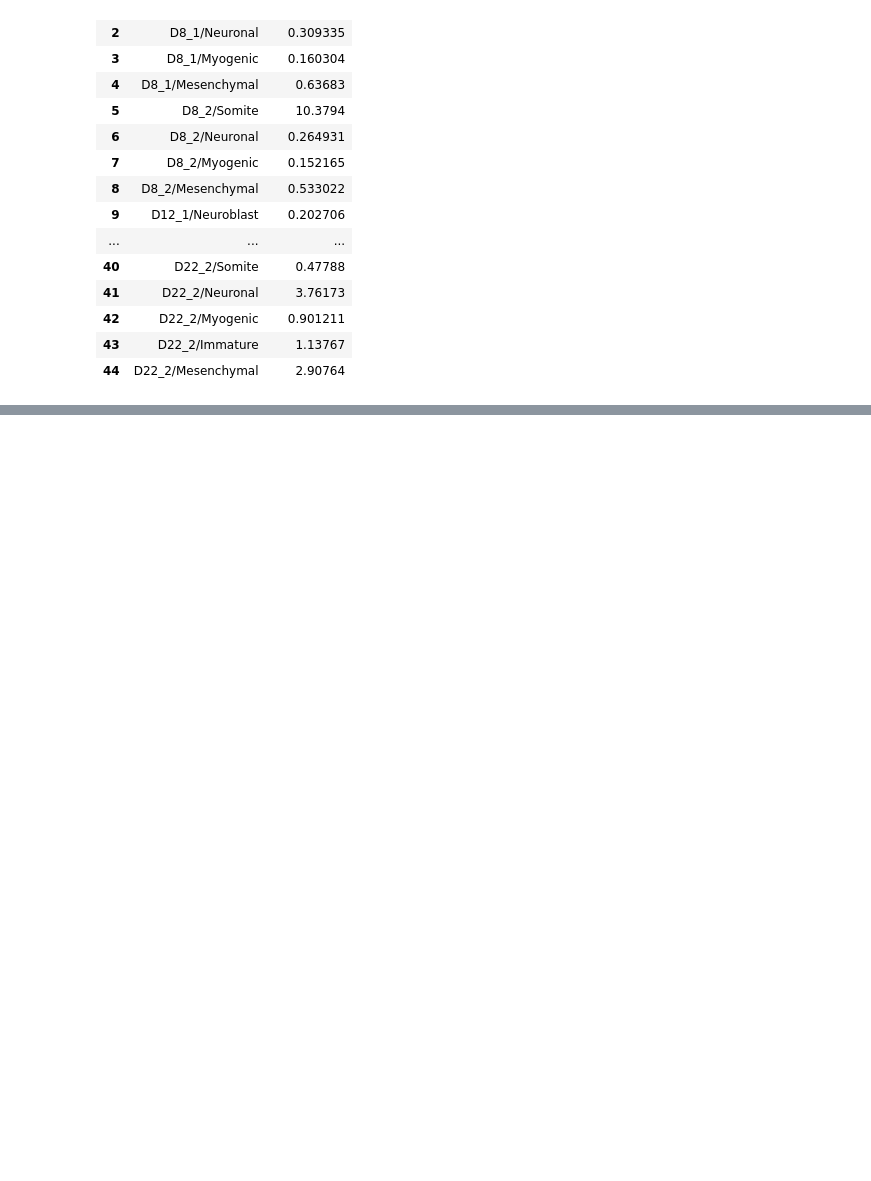
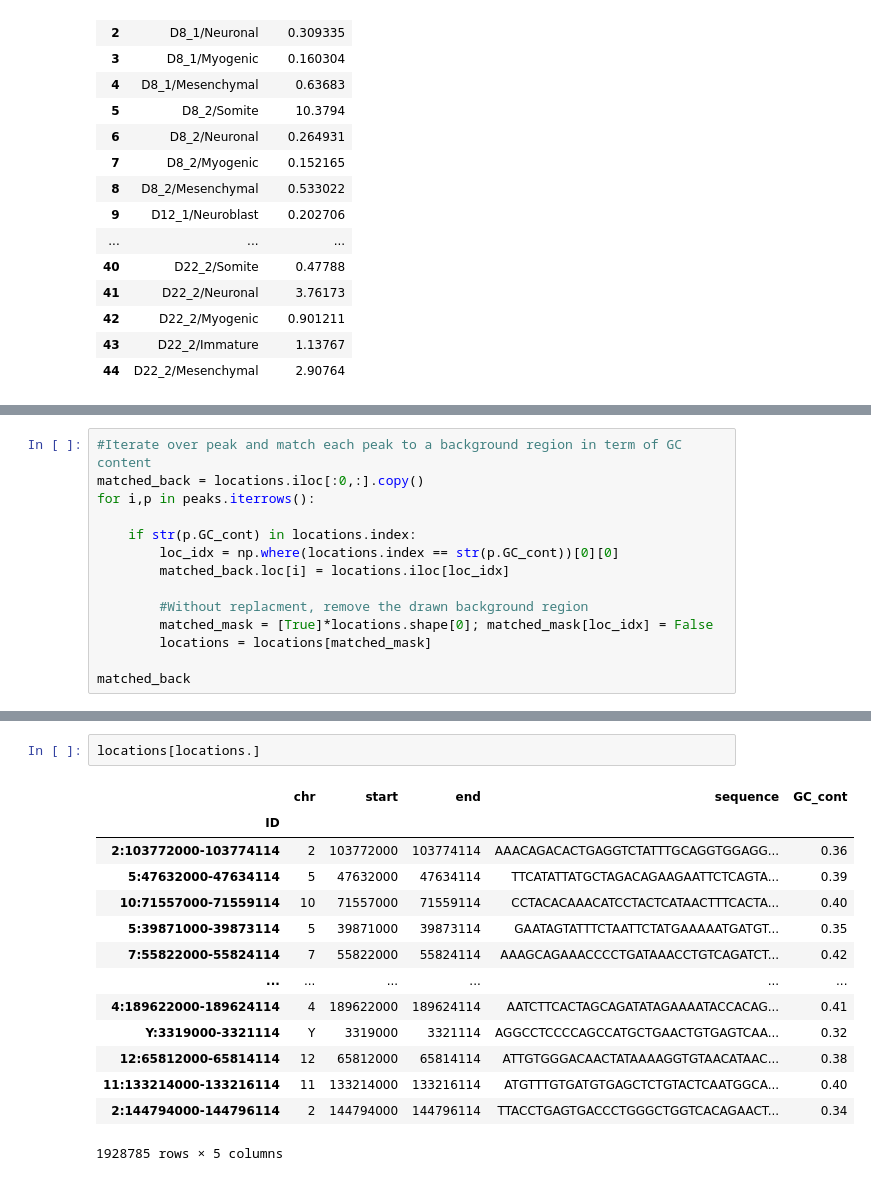
Before and after one commit to alexiaDorm/master-thesis, a Jupyter notebook: src/test.ipynb, the cells around one changed output, grey strips where cells are left out. Saved outputs shown, nothing was run; the diff lists cells and outputs as text; blank space fills up the shorter version.

```diff
--- a/src/test.ipynb
+++ b/src/test.ipynb
@@ -112,0 +205,14 @@ coverage
+# %%
+#Iterate over peak and match each peak to a background region in term of GC content
+matched_back = locations.iloc[:0,:].copy()
+for i,p in peaks.iterrows():
+
+    if str(p.GC_cont) in locations.index:
+        loc_idx = np.where(locations.index == str(p.GC_cont))[0][0]
+        matched_back.loc[i] = locations.iloc[loc_idx]
+
+        #Without replacment, remove the drawn background region
+        matched_mask = [True]*locations.shape[0]; matched_mask[loc_idx] = False
+        locations = locations[matched_mask]
+
+matched_back
@@ -112,0 +225,17 @@ coverage
+# %%
+locations[locations.]
+# %% [output]
+|  | chr | start | end | sequence | GC_cont |
+| ID |  |  |  |  |  |
+| 2:103772000-103774114 | 2 | 103772000 | 103774114 | AAACAGACACTGAGGTCTATTTGCAGGTGGAGG... | 0.36 |
+| 5:47632000-47634114 | 5 | 47632000 | 47634114 | TTCATATTATGCTAGACAGAAGAATTCTCAGTA... | 0.39 |
+| 10:71557000-71559114 | 10 | 71557000 | 71559114 | CCTACACAAACATCCTACTCATAACTTTCACTA... | 0.40 |
+| 5:39871000-39873114 | 5 | 39871000 | 39873114 | GAATAGTATTTCTAATTCTATGAAAAATGATGT... | 0.35 |
+| 7:55822000-55824114 | 7 | 55822000 | 55824114 | AAAGCAGAAACCCCTGATAAACCTGTCAGATCT... | 0.42 |
+| ... | ... | ... | ... | ... | ... |
+| 4:189622000-189624114 | 4 | 189622000 | 189624114 | AATCTTCACTAGCAGATATAGAAAATACCACAG... | 0.41 |
+| Y:3319000-3321114 | Y | 3319000 | 3321114 | AGGCCTCCCCAGCCATGCTGAACTGTGAGTCAA... | 0.32 |
+| 12:65812000-65814114 | 12 | 65812000 | 65814114 | ATTGTGGGACAACTATAAAAGGTGTAACATAAC... | 0.38 |
+| 11:133214000-133216114 | 11 | 133214000 | 133216114 | ATGTTTGTGATGTGAGCTCTGTACTCAATGGCA... | 0.40 |
+| 2:144794000-144796114 | 2 | 144794000 | 144796114 | TTACCTGAGTGACCCTGGGCTGGTCACAGAACT... | 0.34 |
+1928785 rows × 5 columns
```
Also changed, not shown: parts of 8 cells of this notebook, 4 other files.
